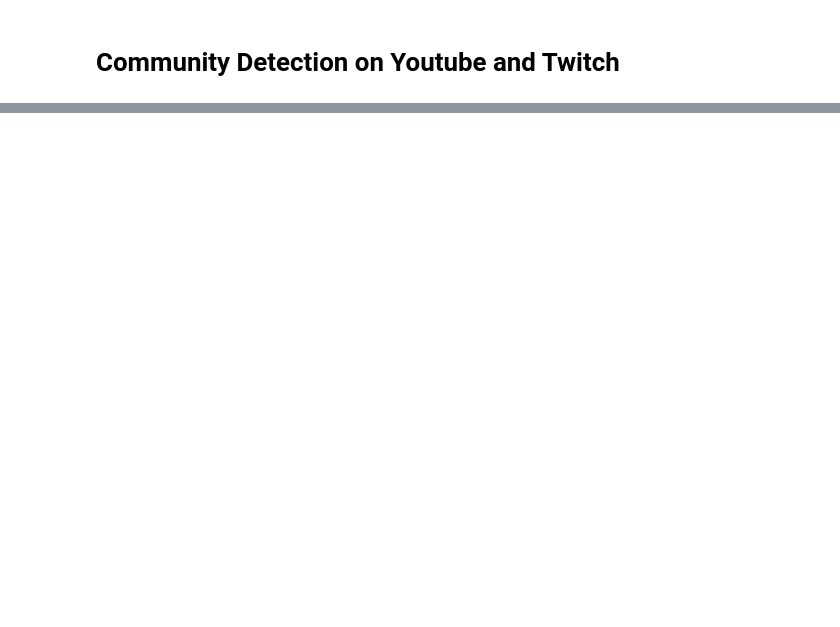
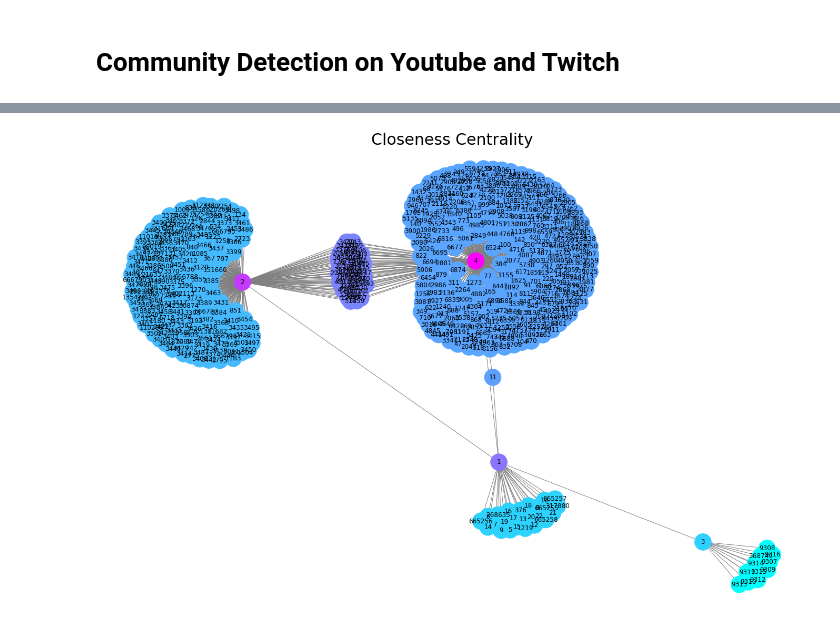
Before and after one commit to chakeera/Community-Detection-Twitch-Youtube, a Jupyter notebook: YoutubeTwitchCommunityDetection.ipynb, the cells around one changed output, grey strips where cells are left out. Cells and saved outputs as stored; diff of their text form; code cells hidden in the pictures; blank space fills up the shorter version.

```diff
--- a/YoutubeTwitchCommunityDetection.ipynb
+++ b/YoutubeTwitchCommunityDetection.ipynb
@@ -37,0 +85,4 @@ Average degree:   5.2533
+# %%
+graph_drawing(G_small, position, nx.closeness_centrality(G_small), 'Closeness Centrality')
+# %% [output]
+[figure, added]
```
Also changed, not shown: parts of 9 cells of this notebook.
